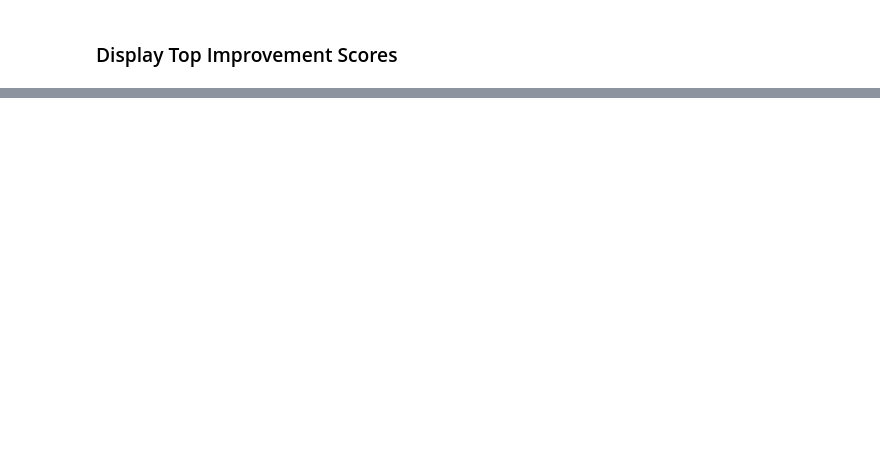
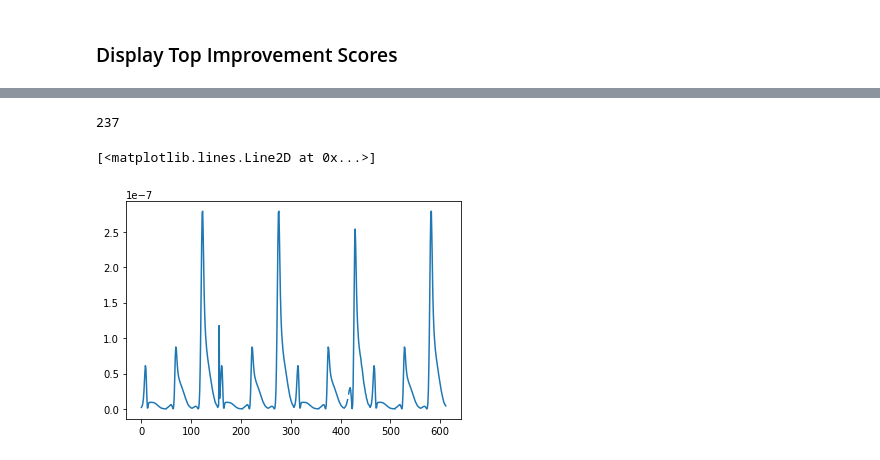
Before and after one commit to comocheng/autoscience_workflow, a Jupyter notebook: delay_uncertainty/improvement_scores.ipynb, the cells around one changed output, grey strips where cells are left out. Cells and saved outputs as stored; diff of their text form; code cells hidden in the pictures; blank space fills up the shorter version.

```diff
--- a/delay_uncertainty/improvement_scores.ipynb
+++ b/delay_uncertainty/improvement_scores.ipynb
@@ -82,7 +92,7 @@ for i in range(len(species_list)):
 sp_uncertainty = rmg_sp_uncertainty
 
 total_uncertainty_array = np.concatenate((sp_uncertainty, rxn_uncertainty), axis=0)
-total_uncertainty_mat = np.repeat(np.transpose(np.matrix(total_uncertainty_array)), first_derivative.shape[1], axis=1)
+total_uncertainty_mat = np.repeat(np.transpose(np.matrix(total_uncertainty_array)), 12 * 51, axis=1)
 # %%
 
 # Display the most uncertain parameters
@@ -335,5 +335,8 @@ delta_uncertainty_squared = total_uncertainty_mat - 3.0  # assume this is alread
 sensitivity_squared = np.float_power(first_derivative, 2.0)
 
 improvement_score = np.multiply(delta_uncertainty_squared, sensitivity_squared)
+
 avg_improvement_score = np.nanmean(improvement_score, axis=1)
 avg_improvement_score[np.isnan(avg_improvement_score)] = -np.inf
+
+improvement_score[np.isnan(improvement_score)] = -np.inf
@@ -464,0 +694,4 @@ i       Delta   Reaction        Sensitivity     Improvement Score
+# %%
+print(len(rxns2calc))
+# %% [output]
+237
@@ -464,0 +700,5 @@ i       Delta   Reaction        Sensitivity     Improvement Score
+# %%
+plt.plot(np.ravel(improvement_score[991,:]))
+# %% [output]
+[<matplotlib.lines.Line2D at 0x...>]
+[figure, added]
```
Also changed, not shown: parts of 58 cells of this notebook.
